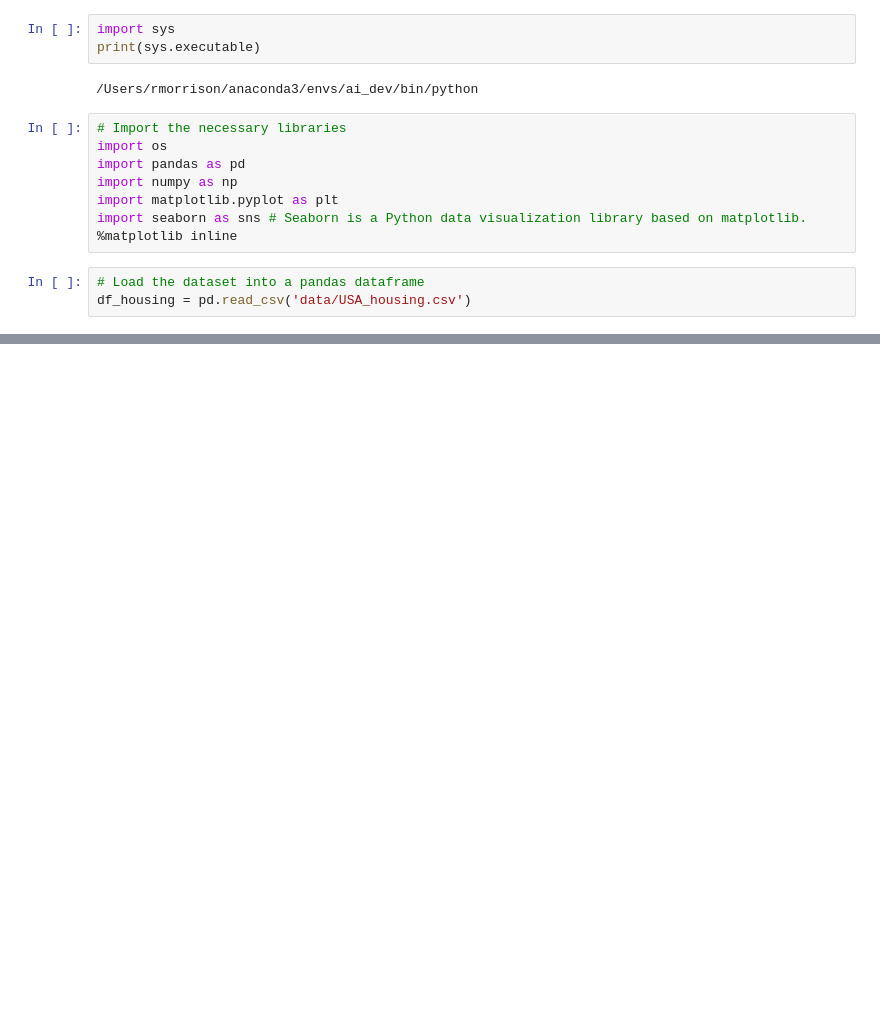
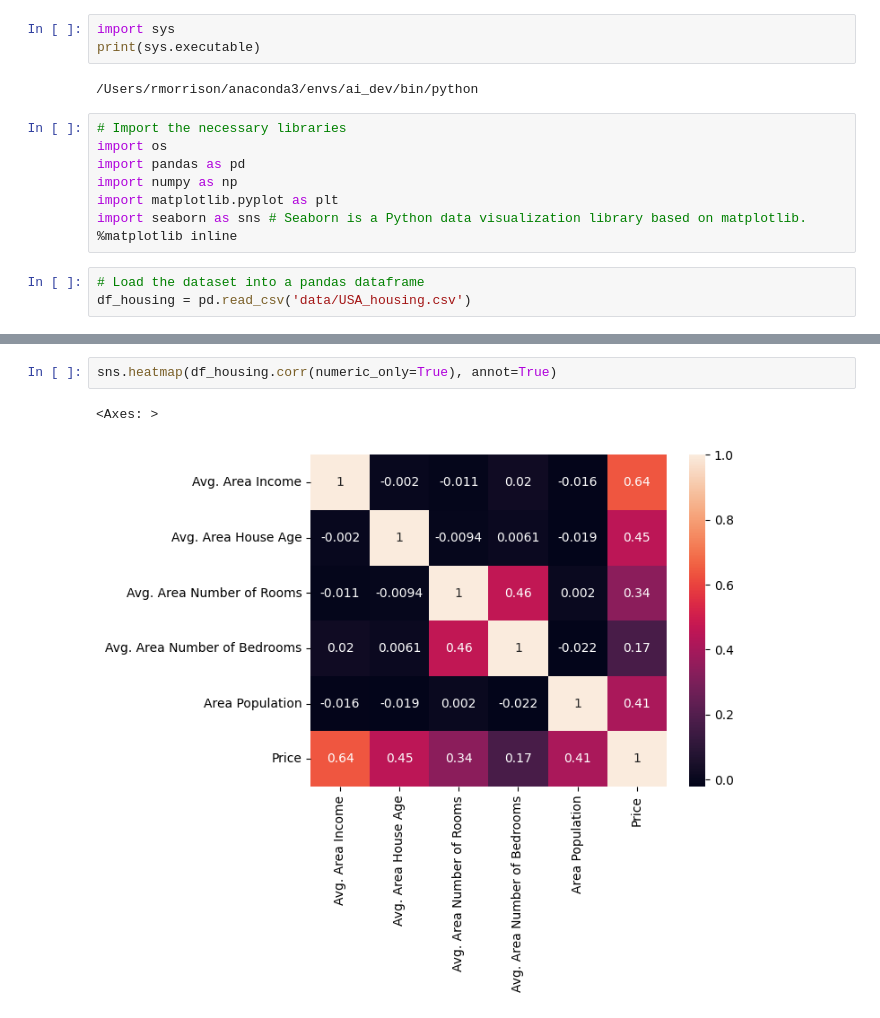
Before and after one commit to Mojoryson/Notebooks, a Jupyter notebook: ML_LinearRegression/LR_HousingData.ipynb, the cells around one changed output, grey strips where cells are left out. Drawn from its saved outputs; the diff is of its cells as text; blank space fills up the shorter version.

```diff
--- a/ML_LinearRegression/LR_HousingData.ipynb
+++ b/ML_LinearRegression/LR_HousingData.ipynb
@@ -77,0 +179,5 @@ df_housing.head()
+# %%
+sns.heatmap(df_housing.corr(numeric_only=True), annot=True)
+# %% [output]
+<Axes: >
+[figure, added]
```
Also changed, not shown: parts of 12 cells of this notebook.
